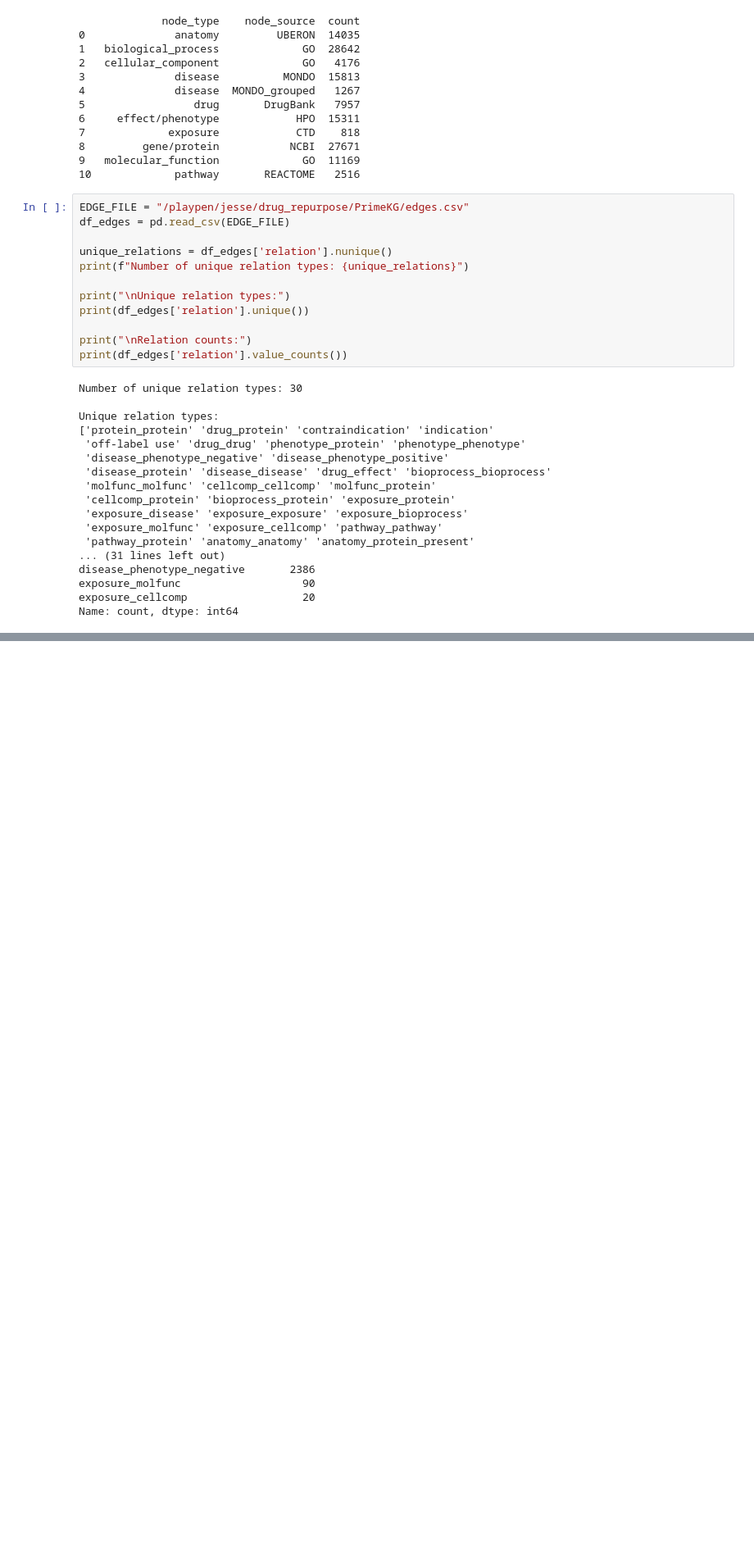
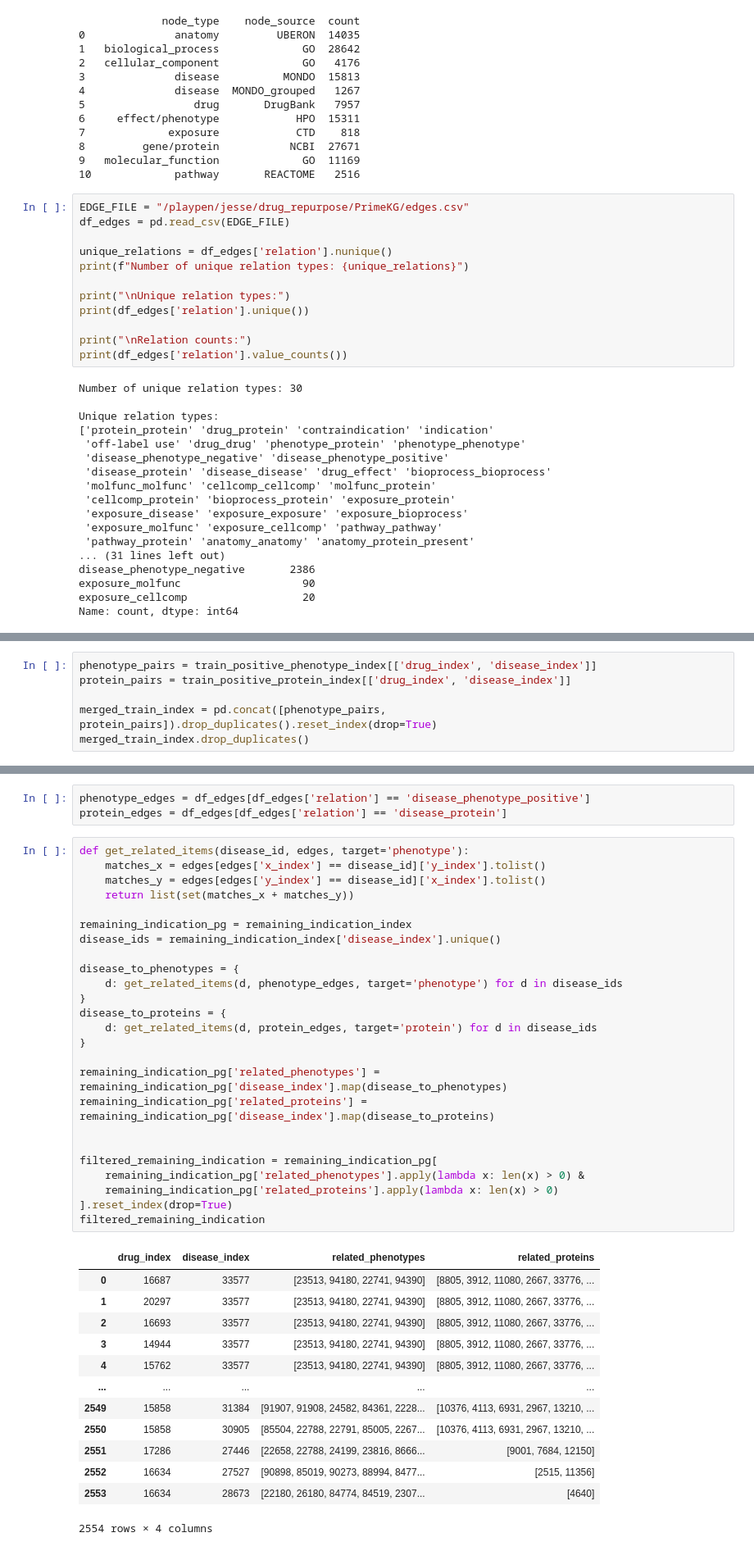
Before and after one commit to jesseliu0913/drug_repurpose, a Jupyter notebook: split_data/analysis_data.ipynb, the cells around one changed output, grey strips where cells are left out. Shown at 82% size. Saved outputs shown, nothing was run; the diff lists cells and outputs as text; blank space fills up the shorter version.

```diff
--- a/split_data/analysis_data.ipynb
+++ b/split_data/analysis_data.ipynb
@@ -990,0 +726,6 @@ train_data_negative.to_csv('train_data_negative.csv', index=False)
+# %%
+phenotype_pairs = train_positive_phenotype_index[['drug_index', 'disease_index']]
+protein_pairs = train_positive_protein_index[['drug_index', 'disease_index']]
+
+merged_train_index = pd.concat([phenotype_pairs, protein_pairs]).drop_duplicates().reset_index(drop=True)
+merged_train_index.drop_duplicates()
@@ -990,0 +770,42 @@ train_data_negative.to_csv('train_data_negative.csv', index=False)
+# %%
+phenotype_edges = df_edges[df_edges['relation'] == 'disease_phenotype_positive']
+protein_edges = df_edges[df_edges['relation'] == 'disease_protein']
+# %%
+def get_related_items(disease_id, edges, target='phenotype'):
+    matches_x = edges[edges['x_index'] == disease_id]['y_index'].tolist()
+    matches_y = edges[edges['y_index'] == disease_id]['x_index'].tolist()
+    return list(set(matches_x + matches_y))
+
+remaining_indication_pg = remaining_indication_index
+disease_ids = remaining_indication_index['disease_index'].unique()
+
+disease_to_phenotypes = {
+    d: get_related_items(d, phenotype_edges, target='phenotype') for d in disease_ids
+}
+disease_to_proteins = {
+    d: get_related_items(d, protein_edges, target='protein') for d in disease_ids
+}
+
+remaining_indication_pg['related_phenotypes'] = remaining_indication_pg['disease_index'].map(disease_to_phenotypes)
+remaining_indication_pg['related_proteins'] = remaining_indication_pg['disease_index'].map(disease_to_proteins)
+
+
+filtered_remaining_indication = remaining_indication_pg[
+    remaining_indication_pg['related_phenotypes'].apply(lambda x: len(x) > 0) &
+    remaining_indication_pg['related_proteins'].apply(lambda x: len(x) > 0)
+].reset_index(drop=True)
+filtered_remaining_indication
+# %% [output]
+|  | drug_index | disease_index | related_phenotypes | related_proteins |
+| 0 | 16687 | 33577 | [23513, 94180, 22741, 94390] | [8805, 3912, 11080, 2667, 33776, ... |
+| 1 | 20297 | 33577 | [23513, 94180, 22741, 94390] | [8805, 3912, 11080, 2667, 33776, ... |
+| 2 | 16693 | 33577 | [23513, 94180, 22741, 94390] | [8805, 3912, 11080, 2667, 33776, ... |
+| 3 | 14944 | 33577 | [23513, 94180, 22741, 94390] | [8805, 3912, 11080, 2667, 33776, ... |
+| 4 | 15762 | 33577 | [23513, 94180, 22741, 94390] | [8805, 3912, 11080, 2667, 33776, ... |
+| ... | ... | ... | ... | ... |
+| 2549 | 15858 | 31384 | [91907, 91908, 24582, 84361, 2228... | [10376, 4113, 6931, 2967, 13210, ... |
+| 2550 | 15858 | 30905 | [85504, 22788, 22791, 85005, 2267... | [10376, 4113, 6931, 2967, 13210, ... |
+| 2551 | 17286 | 27446 | [22658, 22788, 24199, 23816, 8666... | [9001, 7684, 12150] |
+| 2552 | 16634 | 27527 | [90898, 85019, 90273, 88994, 8477... | [2515, 11356] |
+| 2553 | 16634 | 28673 | [22180, 26180, 84774, 84519, 2307... | [4640] |
+2554 rows × 4 columns
```
Also changed, not shown: parts of 110 cells of this notebook, 42 other files.
